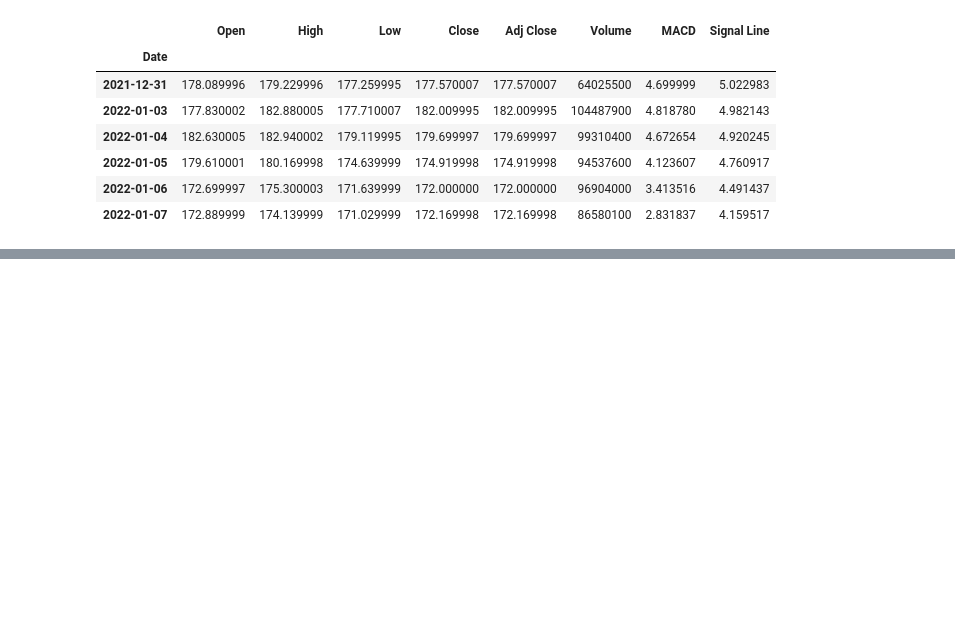
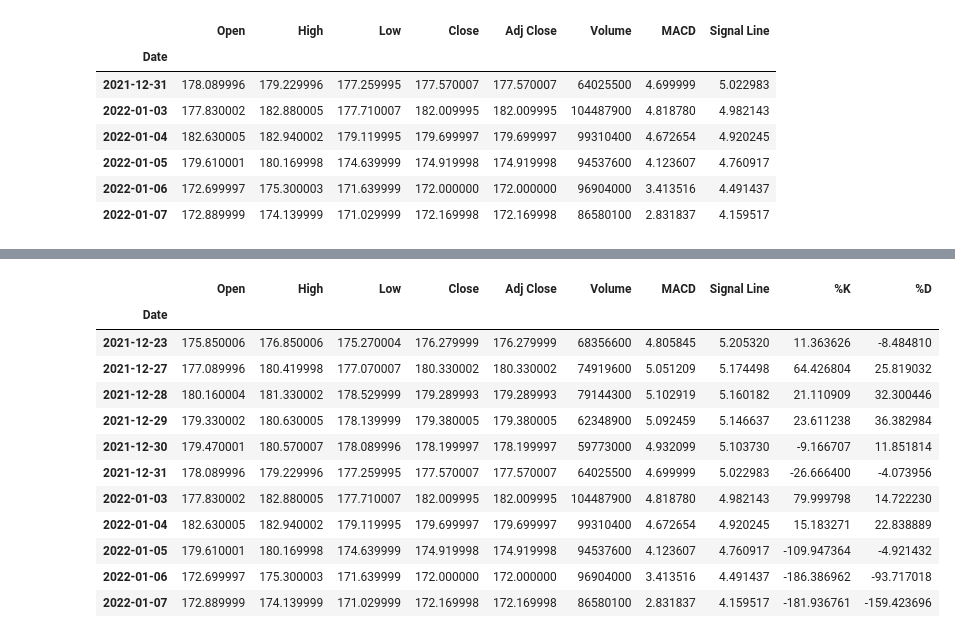
Before and after one commit to Long-Live-Lord-Voldemort/Long-Live-Lord-Voldemort, a Jupyter notebook: MACD_Stochastic_Oscillator.ipynb, the cells around one changed output, grey strips where cells are left out. Saved outputs shown, nothing was run; the diff lists cells and outputs as text; code cells hidden in the pictures; blank space fills up the shorter version.

```diff
--- a/MACD_Stochastic_Oscillator.ipynb
+++ b/MACD_Stochastic_Oscillator.ipynb
@@ -70,0 +76,16 @@ plt.show();
+# %%
+df.tail(11)
+# %% [output]
+|  | Open | High | Low | Close | Adj Close | Volume | MACD | Signal Line | %K | %D |
+| Date |  |  |  |  |  |  |  |  |  |  |
+| 2021-12-23 | 175.850006 | 176.850006 | 175.270004 | 176.279999 | 176.279999 | 68356600 | 4.805845 | 5.205320 | 11.363626 | -8.484810 |
+| 2021-12-27 | 177.089996 | 180.419998 | 177.070007 | 180.330002 | 180.330002 | 74919600 | 5.051209 | 5.174498 | 64.426804 | 25.819032 |
+| 2021-12-28 | 180.160004 | 181.330002 | 178.529999 | 179.289993 | 179.289993 | 79144300 | 5.102919 | 5.160182 | 21.110909 | 32.300446 |
+| 2021-12-29 | 179.330002 | 180.630005 | 178.139999 | 179.380005 | 179.380005 | 62348900 | 5.092459 | 5.146637 | 23.611238 | 36.382984 |
+| 2021-12-30 | 179.470001 | 180.570007 | 178.089996 | 178.199997 | 178.199997 | 59773000 | 4.932099 | 5.103730 | -9.166707 | 11.851814 |
+| 2021-12-31 | 178.089996 | 179.229996 | 177.259995 | 177.570007 | 177.570007 | 64025500 | 4.699999 | 5.022983 | -26.666400 | -4.073956 |
+| 2022-01-03 | 177.830002 | 182.880005 | 177.710007 | 182.009995 | 182.009995 | 104487900 | 4.818780 | 4.982143 | 79.999798 | 14.722230 |
+| 2022-01-04 | 182.630005 | 182.940002 | 179.119995 | 179.699997 | 179.699997 | 99310400 | 4.672654 | 4.920245 | 15.183271 | 22.838889 |
+| 2022-01-05 | 179.610001 | 180.169998 | 174.639999 | 174.919998 | 174.919998 | 94537600 | 4.123607 | 4.760917 | -109.947364 | -4.921432 |
+| 2022-01-06 | 172.699997 | 175.300003 | 171.639999 | 172.000000 | 172.000000 | 96904000 | 3.413516 | 4.491437 | -186.386962 | -93.717018 |
+| 2022-01-07 | 172.889999 | 174.139999 | 171.029999 | 172.169998 | 172.169998 | 86580100 | 2.831837 | 4.159517 | -181.936761 | -159.423696 |
```
Also changed, not shown: parts of 4 cells of this notebook.
